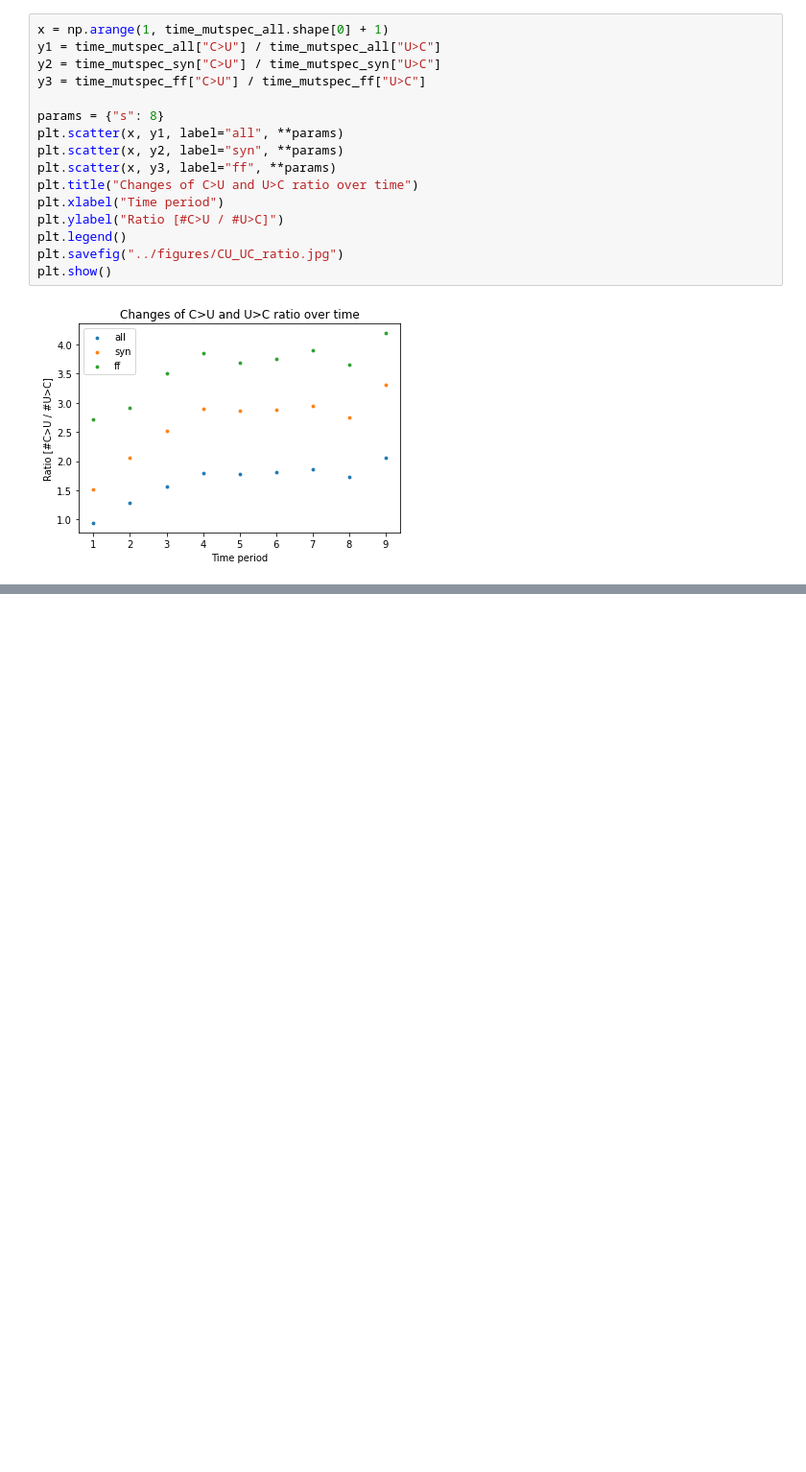
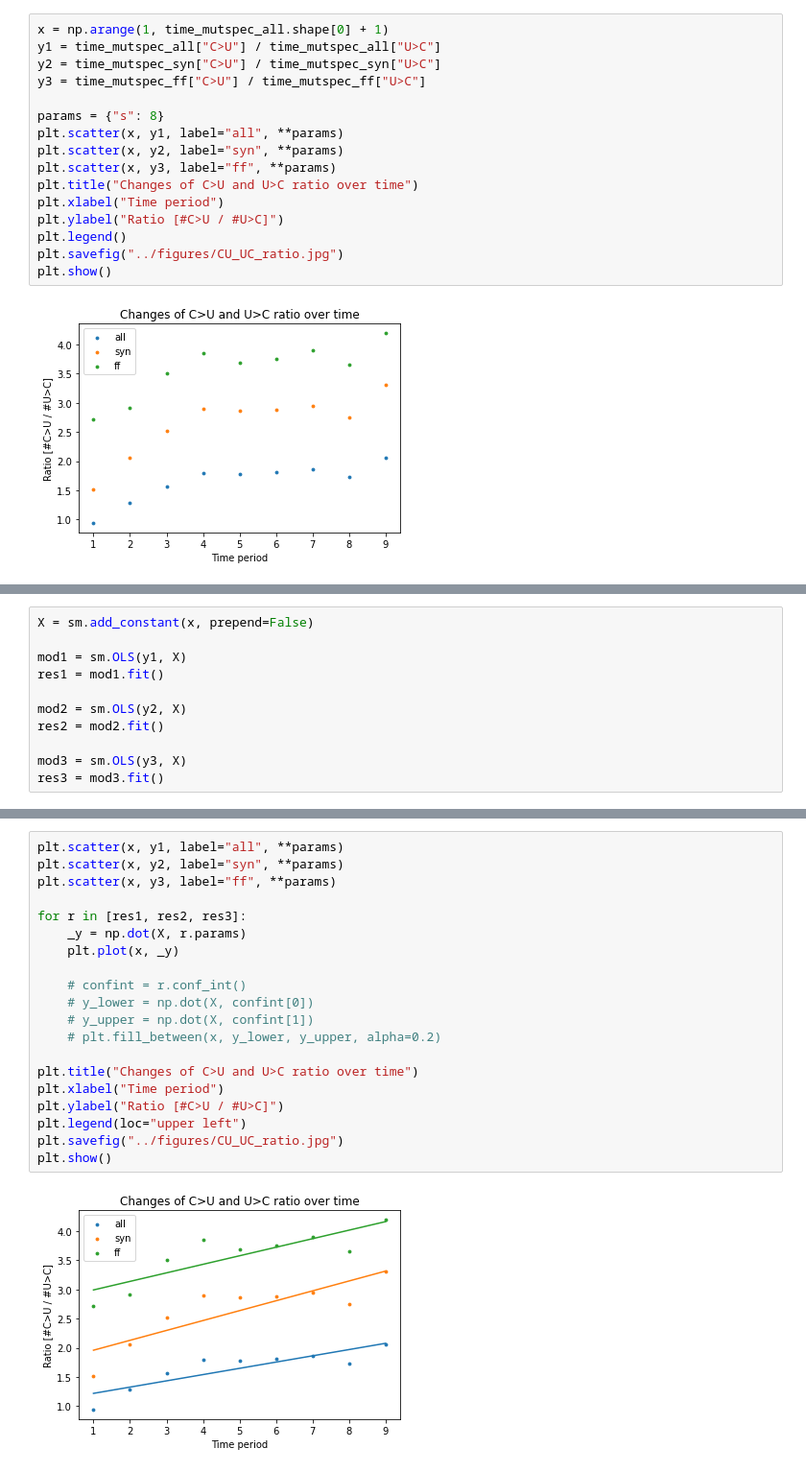
Before and after one commit to KPOTOH/sars-cov-2, a Jupyter notebook: nb/11.plot_time_mutspec.ipynb, the cells around one changed output, grey strips where cells are left out. Shown at 96% size. Cells and saved outputs as stored; diff of their text form; blank space fills up the shorter version.

Commit message:
lr for C<>U ratio

```diff
--- a/nb/11.plot_time_mutspec.ipynb
+++ b/nb/11.plot_time_mutspec.ipynb
@@ -59,0 +67,11 @@ plt.show()
+# %%
+X = sm.add_constant(x, prepend=False)
+
+mod1 = sm.OLS(y1, X)
+res1 = mod1.fit()
+
+mod2 = sm.OLS(y2, X)
+res2 = mod2.fit()
+
+mod3 = sm.OLS(y3, X)
+res3 = mod3.fit()
@@ -59,0 +164,22 @@ plt.show()
+# %%
+plt.scatter(x, y1, label="all", **params)
+plt.scatter(x, y2, label="syn", **params)
+plt.scatter(x, y3, label="ff", **params)
+
+for r in [res1, res2, res3]:
+    _y = np.dot(X, r.params)
+    plt.plot(x, _y)
+
+    # confint = r.conf_int()
+    # y_lower = np.dot(X, confint[0])
+    # y_upper = np.dot(X, confint[1])
+    # plt.fill_between(x, y_lower, y_upper, alpha=0.2)
+
+plt.title("Changes of C>U and U>C ratio over time")
+plt.xlabel("Time period")
+plt.ylabel("Ratio [#C>U / #U>C]")
+plt.legend(loc="upper left")
+plt.savefig("../figures/CU_UC_ratio.jpg")
+plt.show()
+# %% [output]
+[figure, added]
```
Also changed, not shown: parts of 9 cells of this notebook, 2 other files.
